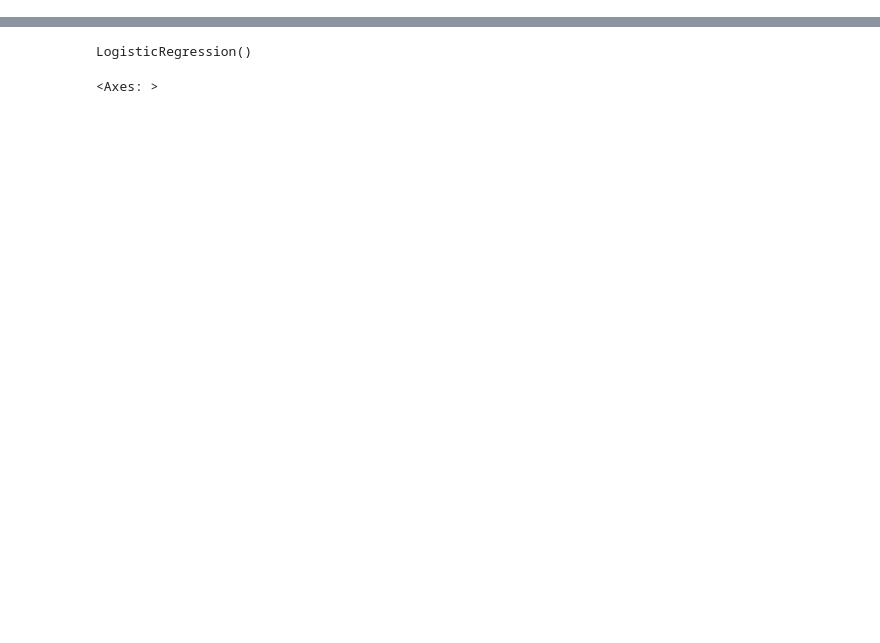
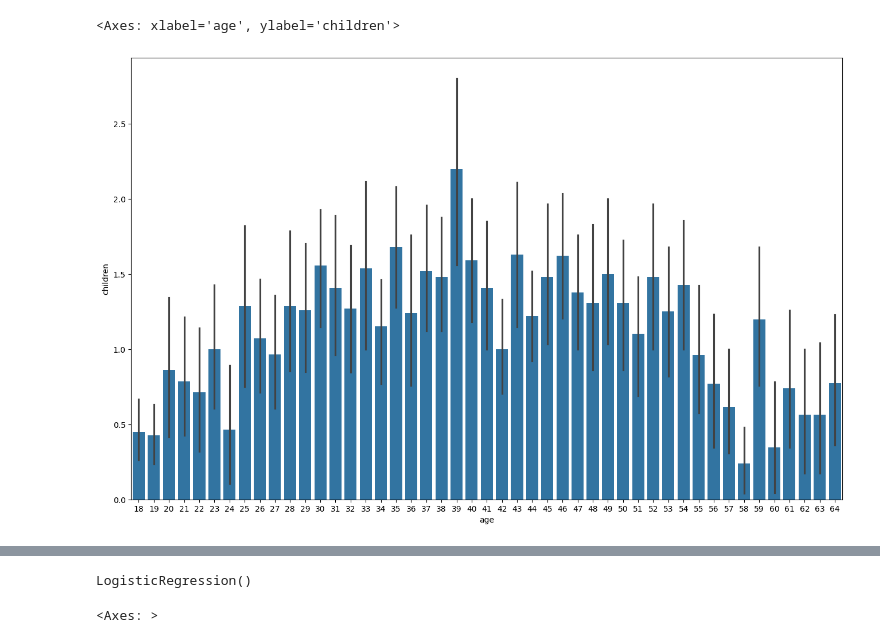
Before and after one commit to miguelestradam3/insurance_charge_prediction, a Jupyter notebook: main.ipynb, the cells around one changed output, grey strips where cells are left out. Drawn from its saved outputs; the diff is of its cells as text; code cells hidden in the pictures; blank space fills up the shorter version.

```diff
--- a/main.ipynb
+++ b/main.ipynb
@@ -87,2 +66,8 @@ sns.scatterplot(x=data_avocados['weight_g'], y=data_avocados['brightness'])
+# %%
+plt.figure(figsize=(16, 10))
+sns.barplot(x=insurance_df['age'], y=insurance_df['children'])
+# %% [output]
+<Axes: xlabel='age', ylabel='children'>
+[figure, added]
 # %% [markdown]
 #### Preparing data for Logistic Regression
```
Also changed, not shown: parts of 21 cells of this notebook, 2 other files.
